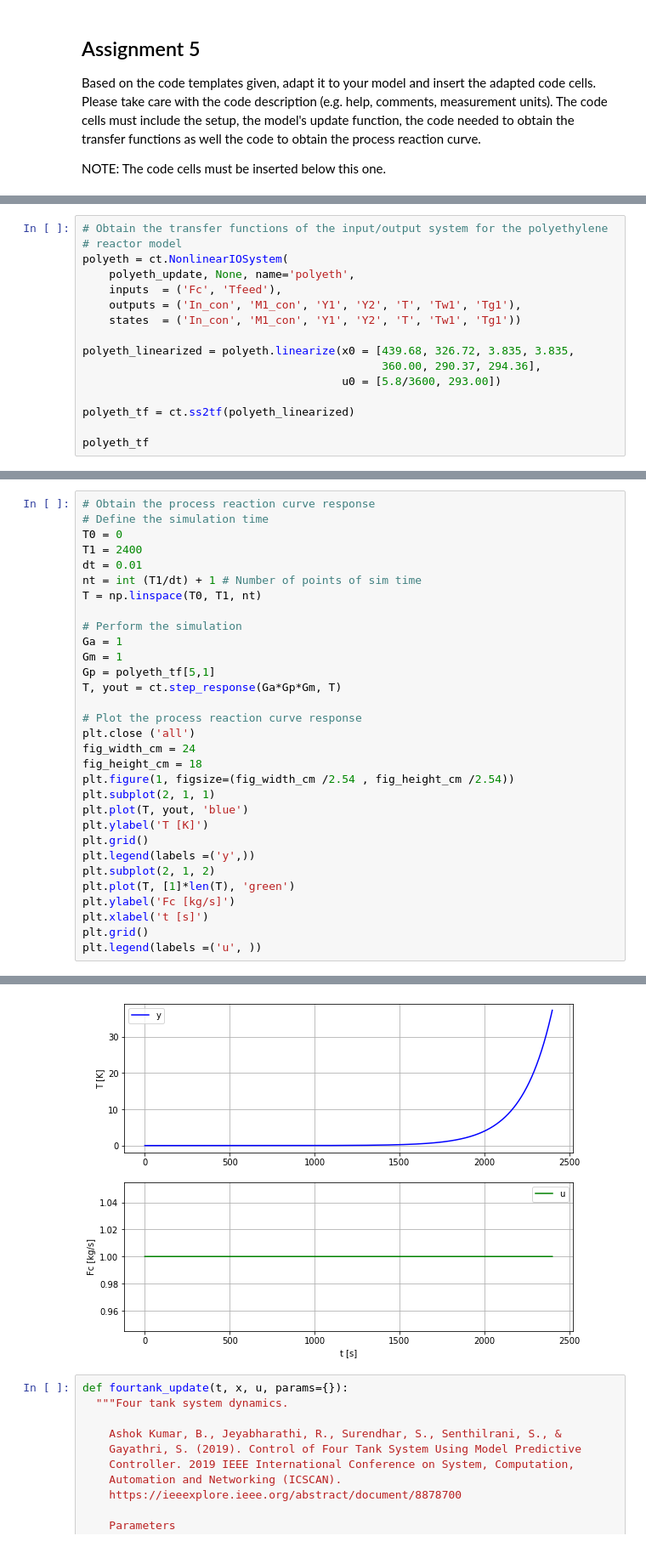
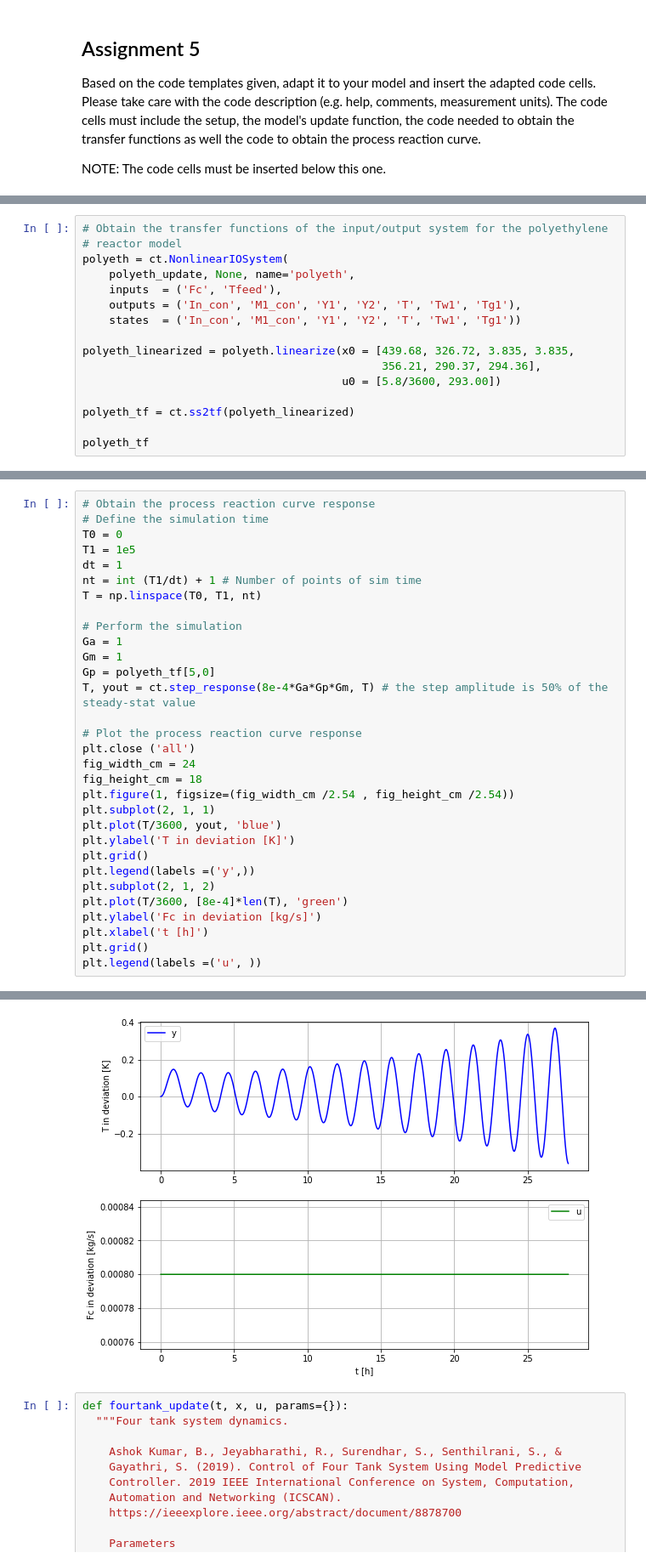
Before and after one commit to gmxavier/FAT0413150, a Jupyter notebook: projects/2021_1/team_work_assignments.ipynb, the cells around one changed output, grey strips where cells are left out. Shown at 85% size. Drawn from its saved outputs; the diff is of its cells as text.

```diff
--- a/projects/2021_1/team_work_assignments.ipynb
+++ b/projects/2021_1/team_work_assignments.ipynb
@@ -186,7 +186,7 @@ polyeth = ct.NonlinearIOSystem(
     states  = ('In_con', 'M1_con', 'Y1', 'Y2', 'T', 'Tw1', 'Tg1'))
 
 polyeth_linearized = polyeth.linearize(x0 = [439.68, 326.72, 3.835, 3.835,
-                                             360.00, 290.37, 294.36],
+                                             356.21, 290.37, 294.36],
                                        u0 = [5.8/3600, 293.00])
 
 polyeth_tf = ct.ss2tf(polyeth_linearized)
@@ -198,16 +214,16 @@ NameError: ignored
 # Obtain the process reaction curve response
 # Define the simulation time
 T0 = 0
-T1 = 2400
-dt = 0.01
+T1 = 1e5
+dt = 1
 nt = int (T1/dt) + 1 # Number of points of sim time
 T = np.linspace(T0, T1, nt)
 
 # Perform the simulation
 Ga = 1
 Gm = 1
-Gp = polyeth_tf[5,1]
-T, yout = ct.step_response(Ga*Gp*Gm, T)
+Gp = polyeth_tf[5,0]
+T, yout = ct.step_response(8e-4*Ga*Gp*Gm, T) # the step amplitude is 50% of the steady-stat value
 
 # Plot the process reaction curve response
 plt.close ('all')
@@ -215,14 +231,14 @@ fig_width_cm = 24
 fig_height_cm = 18
 plt.figure(1, figsize=(fig_width_cm /2.54 , fig_height_cm /2.54))
 plt.subplot(2, 1, 1)
-plt.plot(T, yout, 'blue')
-plt.ylabel('T [K]')
+plt.plot(T/3600, yout, 'blue')
+plt.ylabel('T in deviation [K]')
 plt.grid()
 plt.legend(labels =('y',))
 plt.subplot(2, 1, 2)
-plt.plot(T, [1]*len(T), 'green')
-plt.ylabel('Fc [kg/s]')
-plt.xlabel('t [s]')
+plt.plot(T/3600, [8e-4]*len(T), 'green')
+plt.ylabel('Fc in deviation [kg/s]')
+plt.xlabel('t [h]')
 plt.grid()
 plt.legend(labels =('u', ))
 # %% [output]
@@ -230,4 +248,4 @@ plt.legend(labels =('u', ))
-[figure, old version]
+[figure, new version]
 # %%
 def fourtank_update(t, x, u, params={}):
   """Four tank system dynamics.
```
Also changed, not shown: parts of 4 cells of this notebook.
